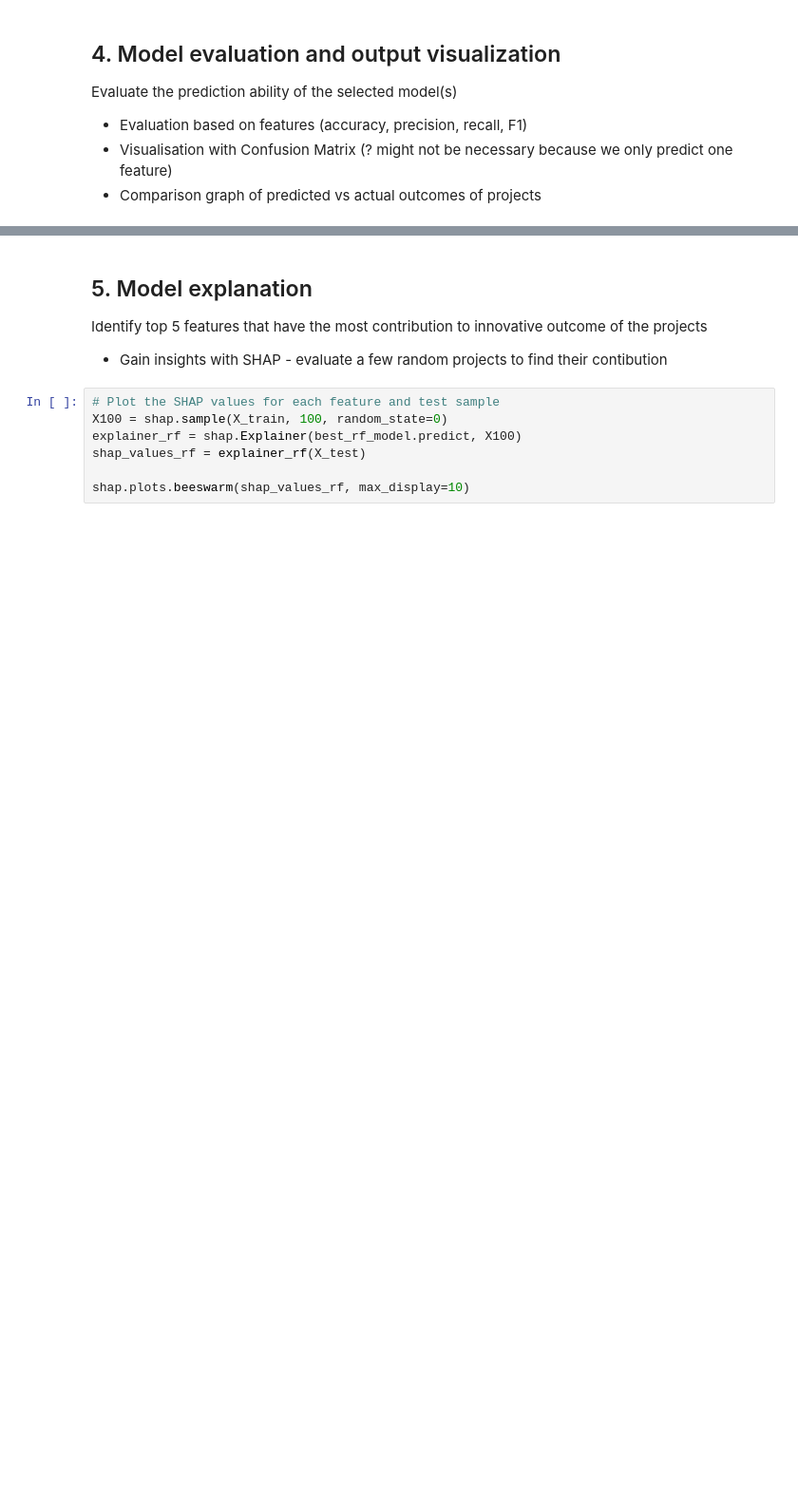
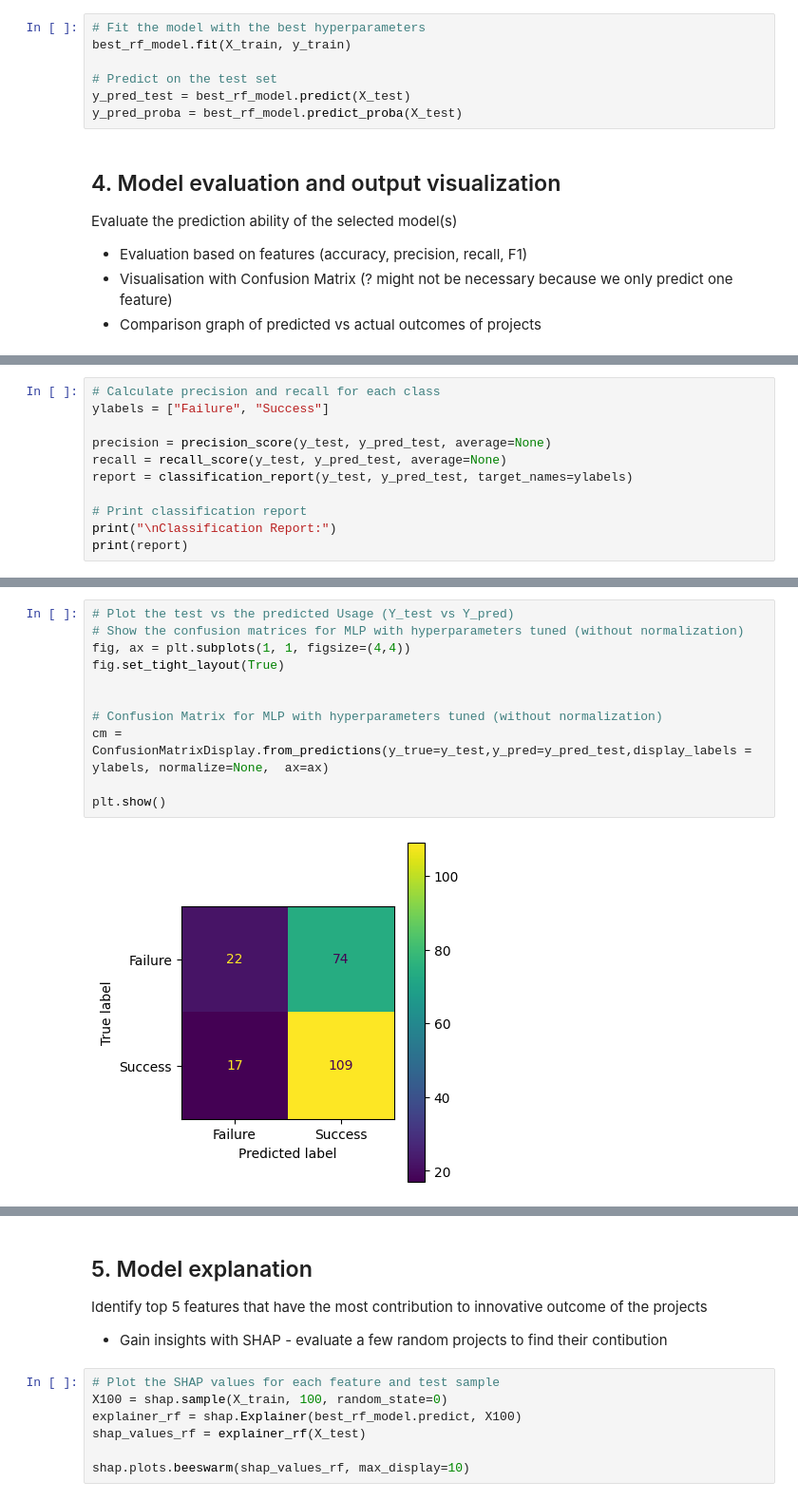
Before and after one commit to jmonbris/TPM034A_mini_project, a Jupyter notebook: Mini-project 2 - R&D Innovation.ipynb, the cells around one changed output, grey strips where cells are left out. Shown at 95% size. Cells and saved outputs as stored; diff of their text form; blank space fills up the shorter version.

```diff
--- a/Mini-project 2 - R&D Innovation.ipynb
+++ b/Mini-project 2 - R&D Innovation.ipynb
@@ -361,3 +367,10 @@ plot_grid_search_results(rf_cv_results)
+# %%
+# Fit the model with the best hyperparameters
+best_rf_model.fit(X_train, y_train)
+
+# Predict on the test set
+y_pred_test = best_rf_model.predict(X_test)
+y_pred_proba = best_rf_model.predict_proba(X_test)
 # %% [markdown]
 ## 4. Model evaluation and output visualization
 Evaluate the prediction ability of the selected model(s)
@@ -367,0 +424,11 @@ Evaluate the prediction ability of the selected model(s)
+# %%
+# Calculate precision and recall for each class
+ylabels = ["Failure", "Success"]
+
+precision = precision_score(y_test, y_pred_test, average=None)
+recall = recall_score(y_test, y_pred_test, average=None)
+report = classification_report(y_test, y_pred_test, target_names=ylabels)
+
+# Print classification report
+print("\nClassification Report:")
+print(report)
@@ -367,0 +445,13 @@ Evaluate the prediction ability of the selected model(s)
+# %%
+# Plot the test vs the predicted Usage (Y_test vs Y_pred)
+# Show the confusion matrices for MLP with hyperparameters tuned (without normalization)
+fig, ax = plt.subplots(1, 1, figsize=(4,4))
+fig.set_tight_layout(True)
+
+
+# Confusion Matrix for MLP with hyperparameters tuned (without normalization)
+cm = ConfusionMatrixDisplay.from_predictions(y_true=y_test,y_pred=y_pred_test,display_labels = ylabels, normalize=None,  ax=ax)
+
+plt.show()
+# %% [output]
+[figure, added]
```
Also changed, not shown: parts of 14 cells of this notebook.
